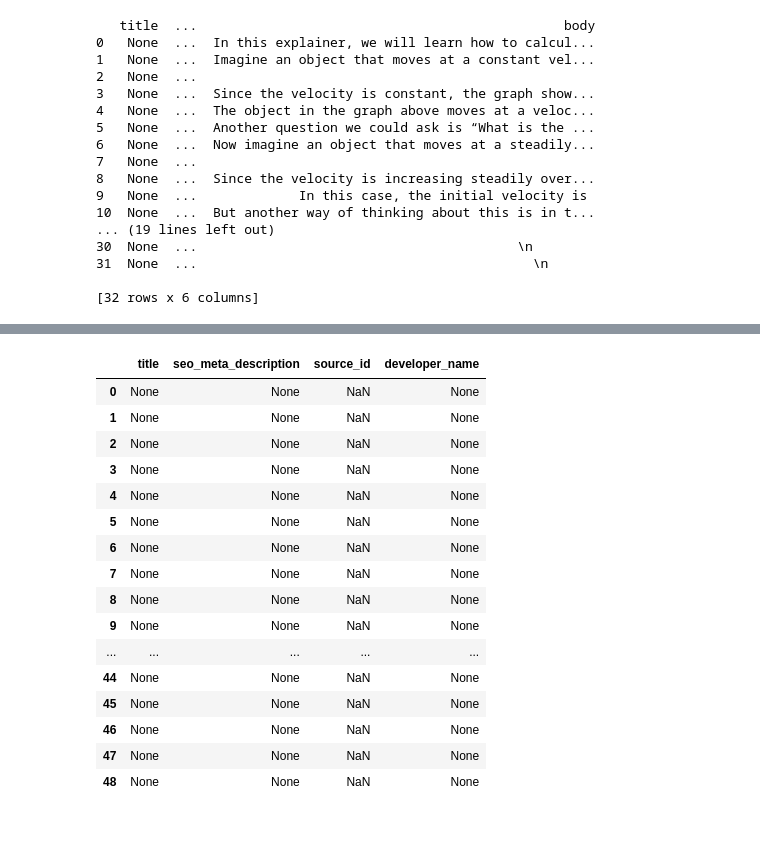
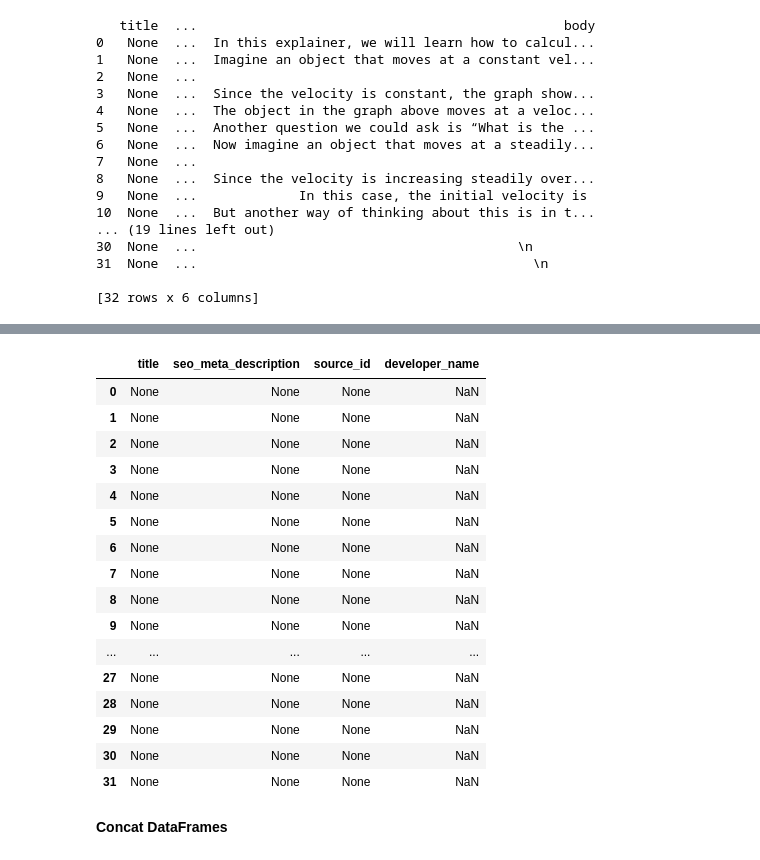
Before and after one commit to shohdy-hash/Machine-Learing-Deep-Learning-, a Jupyter notebook: Repos.ipynb, the cells around one changed output, grey strips where cells are left out. Saved outputs shown, nothing was run; the diff lists cells and outputs as text; code cells hidden in the pictures; blank space fills up the shorter version.

```diff
--- a/Repos.ipynb
+++ b/Repos.ipynb
@@ -947,24 +947,26 @@ df9
 | 30 | None | None | None | None | None | \n |
 | 31 | None | None | None | None | None | \n |
 # %%
-f8=df8.reindex(columns=['title', 'seo_meta_description', 'source_id', 'developer_name'])
+f9=df9.reindex(columns=['title', 'seo_meta_description', 'source_id', 'developer_name'])
-# %%
-f8
-# %% [output]
-|  | title | seo_meta_description | source_id | developer_name |
-| 0 | None | None | NaN | None |
-| 1 | None | None | NaN | None |
-| 2 | None | None | NaN | None |
-| 3 | None | None | NaN | None |
-| 4 | None | None | NaN | None |
-| 5 | None | None | NaN | None |
-| 6 | None | None | NaN | None |
-| 7 | None | None | NaN | None |
-| 8 | None | None | NaN | None |
-| 9 | None | None | NaN | None |
-| ... | ... | ... | ... | ... |
-| 44 | None | None | NaN | None |
-| 45 | None | None | NaN | None |
-| 46 | None | None | NaN | None |
-| 47 | None | None | NaN | None |
-| 48 | None | None | NaN | None |
+# %%
+f9
+# %% [output]
+|  | title | seo_meta_description | source_id | developer_name |
+| 0 | None | None | None | NaN |
+| 1 | None | None | None | NaN |
+| 2 | None | None | None | NaN |
+| 3 | None | None | None | NaN |
+| 4 | None | None | None | NaN |
+| 5 | None | None | None | NaN |
+| 6 | None | None | None | NaN |
+| 7 | None | None | None | NaN |
+| 8 | None | None | None | NaN |
+| 9 | None | None | None | NaN |
+| ... | ... | ... | ... | ... |
+| 27 | None | None | None | NaN |
+| 28 | None | None | None | NaN |
+| 29 | None | None | None | NaN |
+| 30 | None | None | None | NaN |
+| 31 | None | None | None | NaN |
+# %% [markdown]
+**Concat DataFrames**
```
Also changed, not shown: parts of 2 cells of this notebook.
